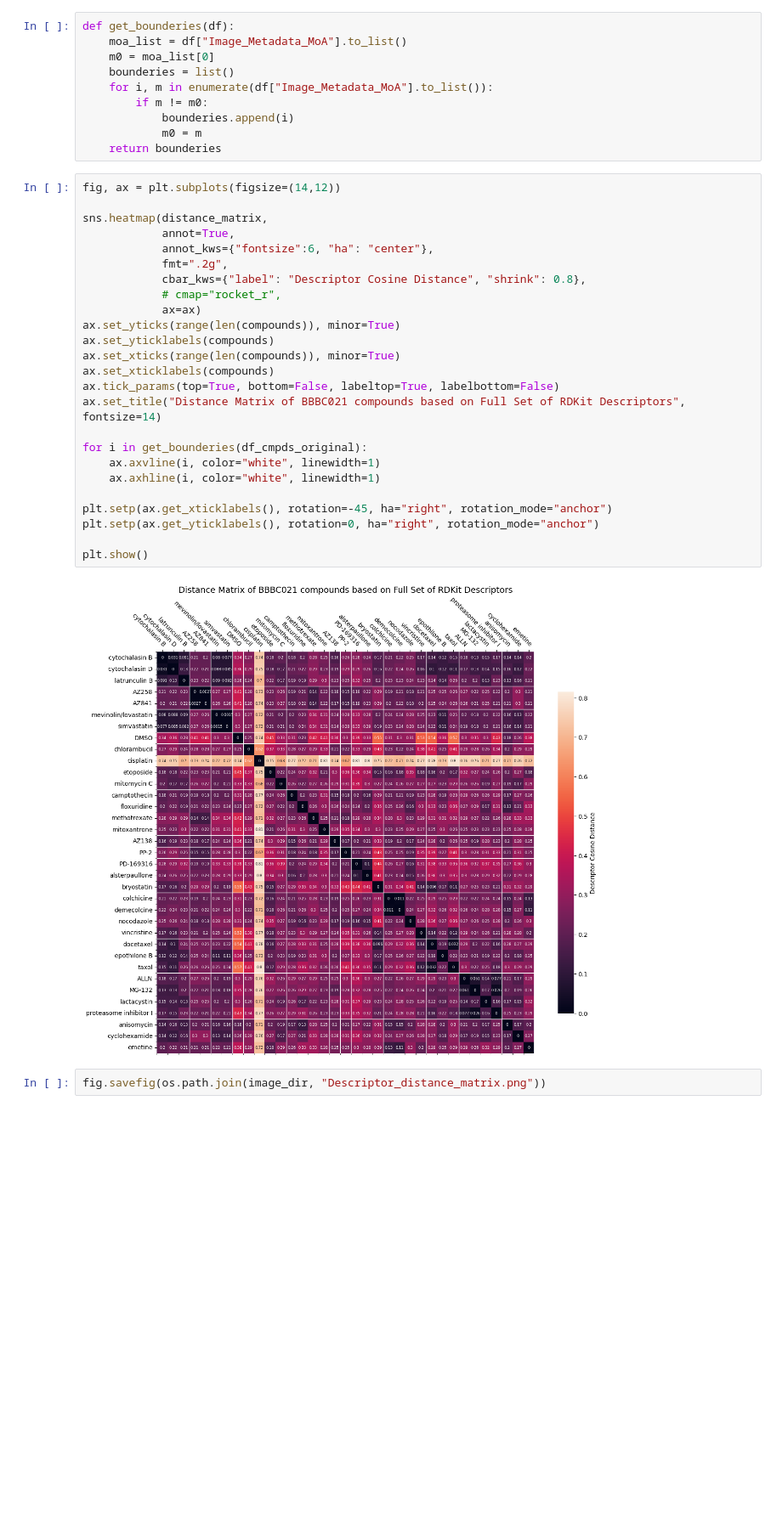
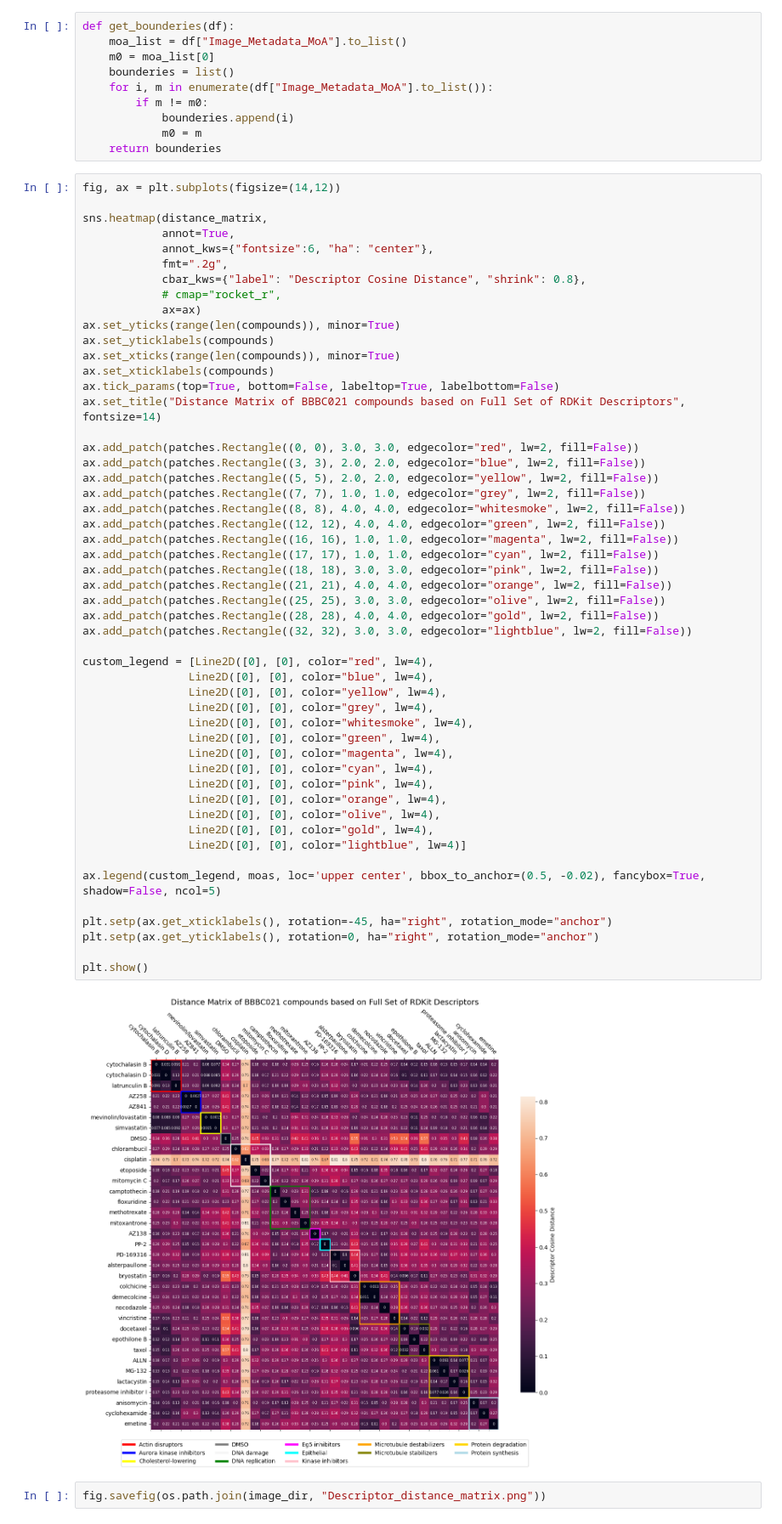
Before and after one commit to mattHG70/Cell2Structure, a Jupyter notebook: notebooks/Compound_similarity_analysis_descr.ipynb, the cells around one changed output. Shown at 85% size. Saved outputs shown, nothing was run; the diff lists cells and outputs as text; blank space fills up the shorter version.

```diff
--- a/notebooks/Compound_similarity_analysis_descr.ipynb
+++ b/notebooks/Compound_similarity_analysis_descr.ipynb
@@ -61,30 +64,56 @@ def get_bounderies(df):
 # %%
 fig, ax = plt.subplots(figsize=(14,12))
 
 sns.heatmap(distance_matrix,
             annot=True,
             annot_kws={"fontsize":6, "ha": "center"},
             fmt=".2g",
             cbar_kws={"label": "Descriptor Cosine Distance", "shrink": 0.8},
             # cmap="rocket_r",
             ax=ax)
 ax.set_yticks(range(len(compounds)), minor=True)
 ax.set_yticklabels(compounds)
 ax.set_xticks(range(len(compounds)), minor=True)
 ax.set_xticklabels(compounds)
 ax.tick_params(top=True, bottom=False, labeltop=True, labelbottom=False)
 ax.set_title("Distance Matrix of BBBC021 compounds based on Full Set of RDKit Descriptors", fontsize=14)
 
-for i in get_bounderies(df_cmpds_original):
-    ax.axvline(i, color="white", linewidth=1)
-    ax.axhline(i, color="white", linewidth=1)
+ax.add_patch(patches.Rectangle((0, 0), 3.0, 3.0, edgecolor="red", lw=2, fill=False))
+ax.add_patch(patches.Rectangle((3, 3), 2.0, 2.0, edgecolor="blue", lw=2, fill=False))
+ax.add_patch(patches.Rectangle((5, 5), 2.0, 2.0, edgecolor="yellow", lw=2, fill=False))
+ax.add_patch(patches.Rectangle((7, 7), 1.0, 1.0, edgecolor="grey", lw=2, fill=False))
+ax.add_patch(patches.Rectangle((8, 8), 4.0, 4.0, edgecolor="whitesmoke", lw=2, fill=False))
+ax.add_patch(patches.Rectangle((12, 12), 4.0, 4.0, edgecolor="green", lw=2, fill=False))
+ax.add_patch(patches.Rectangle((16, 16), 1.0, 1.0, edgecolor="magenta", lw=2, fill=False))
+ax.add_patch(patches.Rectangle((17, 17), 1.0, 1.0, edgecolor="cyan", lw=2, fill=False))
+ax.add_patch(patches.Rectangle((18, 18), 3.0, 3.0, edgecolor="pink", lw=2, fill=False))
+ax.add_patch(patches.Rectangle((21, 21), 4.0, 4.0, edgecolor="orange", lw=2, fill=False))
+ax.add_patch(patches.Rectangle((25, 25), 3.0, 3.0, edgecolor="olive", lw=2, fill=False))
+ax.add_patch(patches.Rectangle((28, 28), 4.0, 4.0, edgecolor="gold", lw=2, fill=False))
+ax.add_patch(patches.Rectangle((32, 32), 3.0, 3.0, edgecolor="lightblue", lw=2, fill=False))
+
+custom_legend = [Line2D([0], [0], color="red", lw=4),
+                Line2D([0], [0], color="blue", lw=4),
+                Line2D([0], [0], color="yellow", lw=4),
+                Line2D([0], [0], color="grey", lw=4),
+                Line2D([0], [0], color="whitesmoke", lw=4),
+                Line2D([0], [0], color="green", lw=4),
+                Line2D([0], [0], color="magenta", lw=4),
+                Line2D([0], [0], color="cyan", lw=4),
+                Line2D([0], [0], color="pink", lw=4),
+                Line2D([0], [0], color="orange", lw=4),
+                Line2D([0], [0], color="olive", lw=4),
+                Line2D([0], [0], color="gold", lw=4),
+                Line2D([0], [0], color="lightblue", lw=4)]
+
+ax.legend(custom_legend, moas, loc='upper center', bbox_to_anchor=(0.5, -0.02), fancybox=True, shadow=False, ncol=5)
 
 plt.setp(ax.get_xticklabels(), rotation=-45, ha="right", rotation_mode="anchor")
 plt.setp(ax.get_yticklabels(), rotation=0, ha="right", rotation_mode="anchor")
 
 plt.show()
 # %% [output]
-[figure, old version]
+[figure, new version]
 # %%
 fig.savefig(os.path.join(image_dir, "Descriptor_distance_matrix.png"))
 # %%
```
Also changed, not shown: parts of 1 cell of this notebook, 7 other files.
